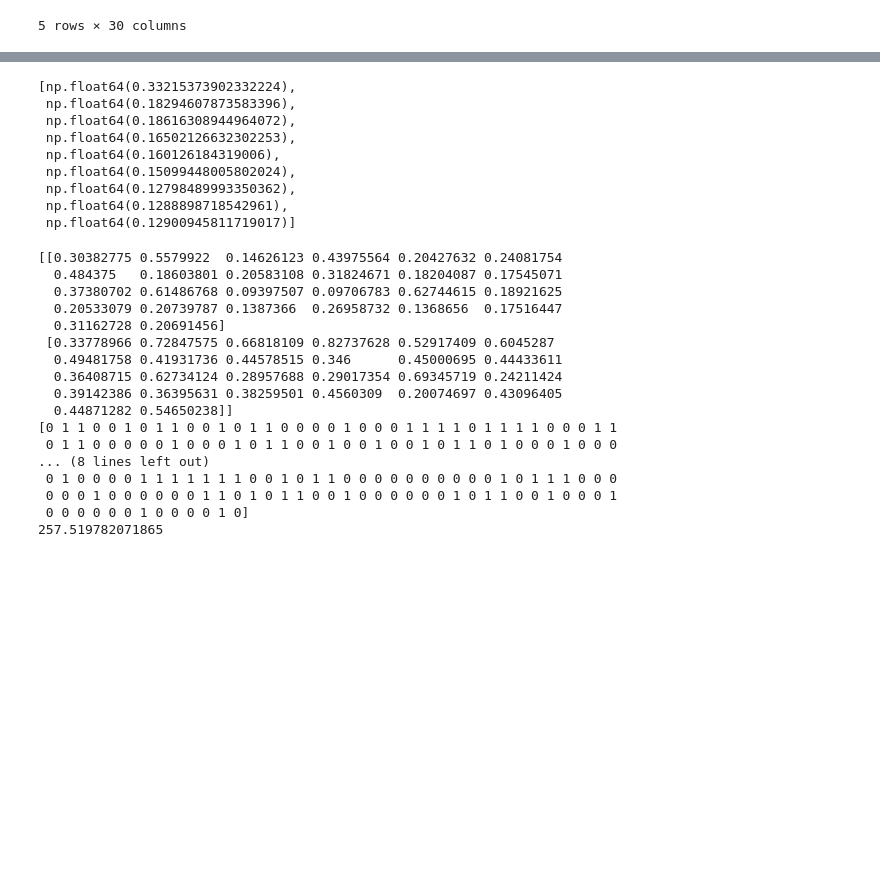
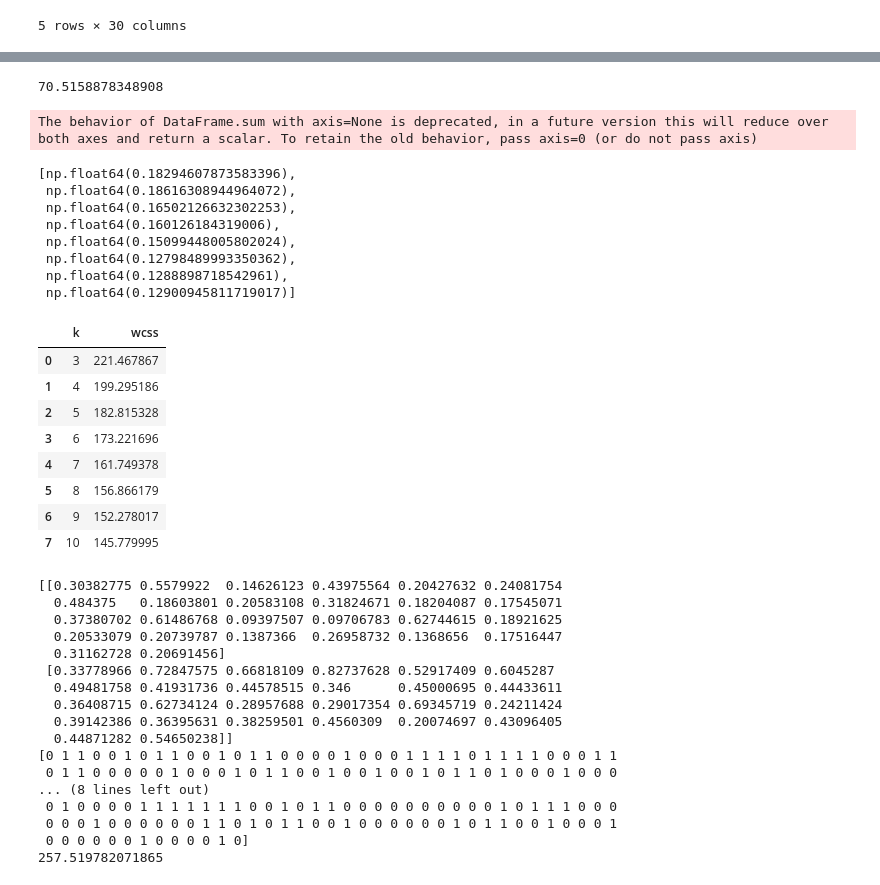
Before and after one commit to benberinsky/DS-3021, a Jupyter notebook: 10_kMeans Clustering/Lab-Clustering.ipynb, the cells around one changed output, grey strips where cells are left out. Saved outputs shown, nothing was run; the diff lists cells and outputs as text; code cells hidden in the pictures; blank space fills up the shorter version.

```diff
--- a/10_kMeans Clustering/Lab-Clustering.ipynb
+++ b/10_kMeans Clustering/Lab-Clustering.ipynb
@@ -142,28 +134,26 @@ fig.write_html("my_plot.html")
 
 total_sum_squares = np.sum((x - np.mean(x))**2)
 total = np.sum(total_sum_squares)
-print(total)
 
 between_SSE = (total-kmeans_nba.inertia_)
-print(between_SSE)
 
 Var_explained = between_SSE/total
-print(Var_explained)
+print(Var_explained*100)
+# %% [output]
+70.5158878348908
+The behavior of DataFrame.sum with axis=None is deprecated, in a future version this will reduce over both axes and return a scalar. To retain the old behavior, pass axis=0 (or do not pass axis)
 # %%
 # Silhouette Method
-from sklearn.metrics import silhouette_score
 
-# Run NbClust
 silhouette_scores = []
-for k in range(2, 11):
+for k in range(3, 11):
     kmeans_obj = KMeans(n_clusters=k, algorithm="lloyd", random_state=1).fit(x)
     silhouette_scores.append(silhouette_score(x, kmeans_obj.labels_))
 
 best_nc = silhouette_scores.index(max(silhouette_scores))+2
 silhouette_scores
 # %% [output]
-[np.float64(0.33215373902332224),
- np.float64(0.18294607873583396),
+[np.float64(0.18294607873583396),
  np.float64(0.18616308944964072),
  np.float64(0.16502126632302253),
  np.float64(0.160126184319006),
@@ -174,12 +164,23 @@ silhouette_scores
 # %%
 #Determine the ideal number of clusters using the elbow method and the silhouette coefficient
 
 wcss = []
-for i in range(1, 11):
+for i in range(3, 11):
     kmeans_obj_nba = KMeans(n_clusters=i, random_state=1).fit(x)
     wcss.append(kmeans_obj_nba.inertia_)
 
-elbow_data_nba = pd.DataFrame({"k": range(1, 11), "wcss": wcss})
+elbow_data_nba = pd.DataFrame({"k": range(3, 11), "wcss": wcss})
+elbow_data_nba
+# %% [output]
+|  | k | wcss |
+| 0 | 3 | 221.467867 |
+| 1 | 4 | 199.295186 |
+| 2 | 5 | 182.815328 |
+| 3 | 6 | 173.221696 |
+| 4 | 7 | 161.749378 |
+| 5 | 8 | 156.866179 |
+| 6 | 9 | 152.278017 |
+| 7 | 10 | 145.779995 |
 # %%
 #Visualize the results of the elbow method
 fig = px.line(elbow_data_nba, x="k", y="wcss", title="Elbow Method for Optimal k")
```
Also changed, not shown: parts of 13 cells of this notebook, 9 other files.
